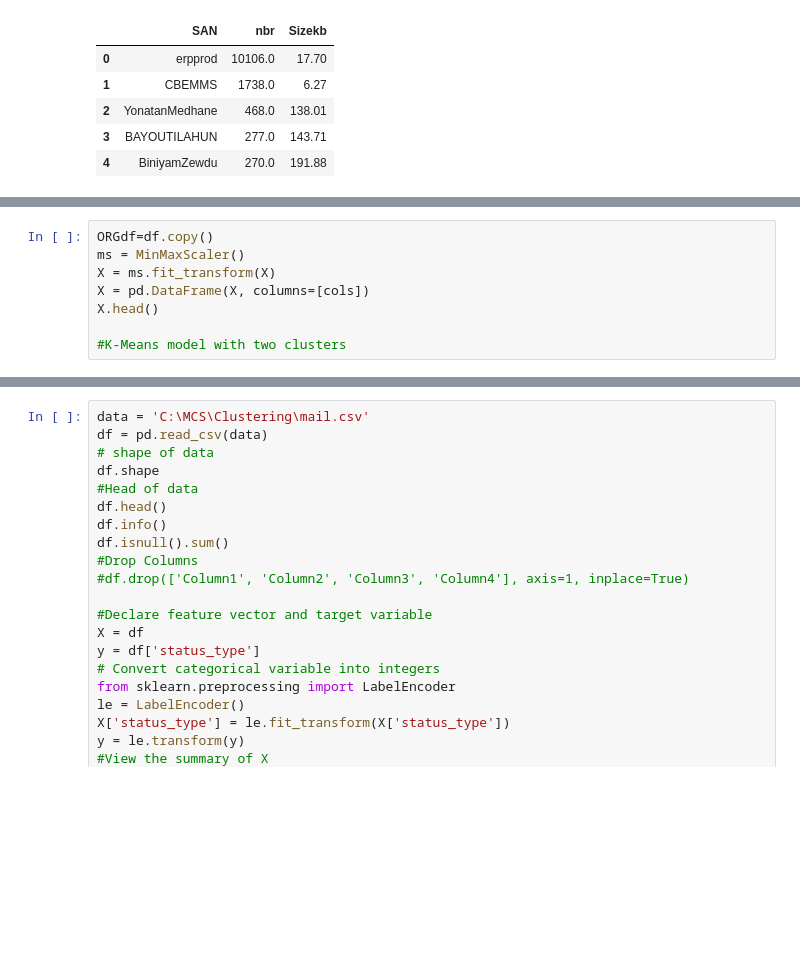
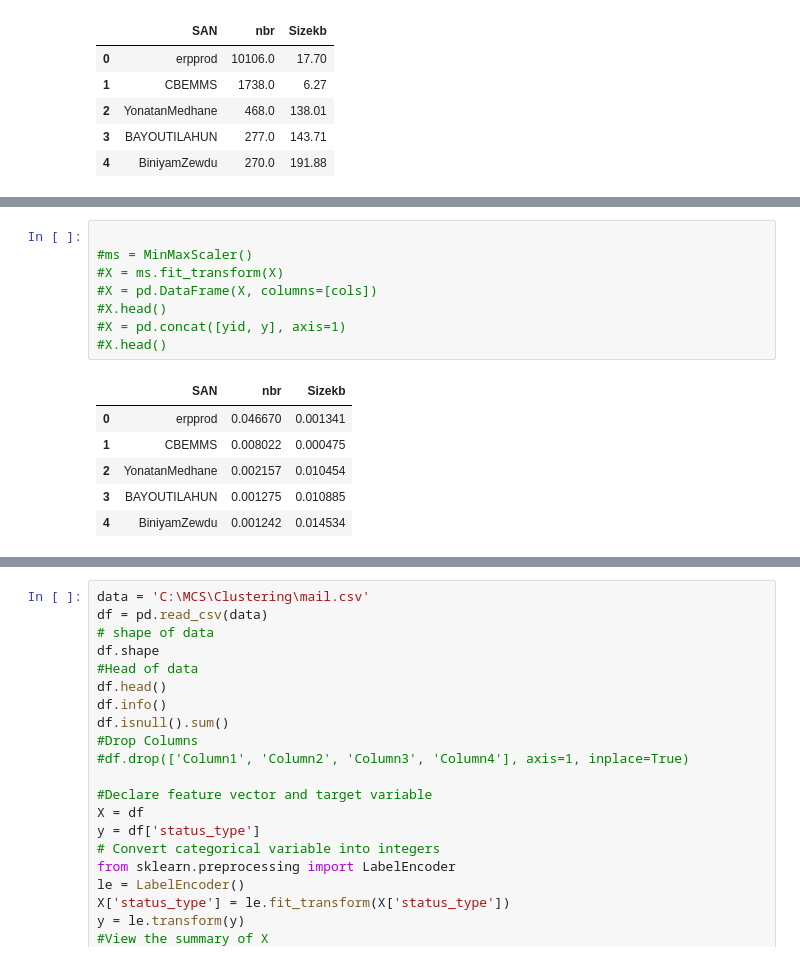
Before and after one commit to Widzees/Clustering, a Jupyter notebook: Clustering_v2.ipynb, the cells around one changed output, grey strips where cells are left out. Cells and saved outputs as stored; diff of their text form; blank space fills up the shorter version.

```diff
--- a/Clustering_v2.ipynb
+++ b/Clustering_v2.ipynb
@@ -85,8 +143,15 @@ Index(['SAN', 'nbr', 'Sizekb'], dtype='object')
 # %%
-ORGdf=df.copy()
-ms = MinMaxScaler()
-X = ms.fit_transform(X)
-X = pd.DataFrame(X, columns=[cols])
-X.head()
 
-#K-Means model with two clusters
+#ms = MinMaxScaler()
+#X = ms.fit_transform(X)
+#X = pd.DataFrame(X, columns=[cols])
+#X.head()
+#X = pd.concat([yid, y], axis=1)
+#X.head()
+# %% [output]
+|  | SAN | nbr | Sizekb |
+| 0 | erpprod | 0.046670 | 0.001341 |
+| 1 | CBEMMS | 0.008022 | 0.000475 |
+| 2 | YonatanMedhane | 0.002157 | 0.010454 |
+| 3 | BAYOUTILAHUN | 0.001275 | 0.010885 |
+| 4 | BiniyamZewdu | 0.001242 | 0.014534 |
```
Also changed, not shown: parts of 18 cells of this notebook.
